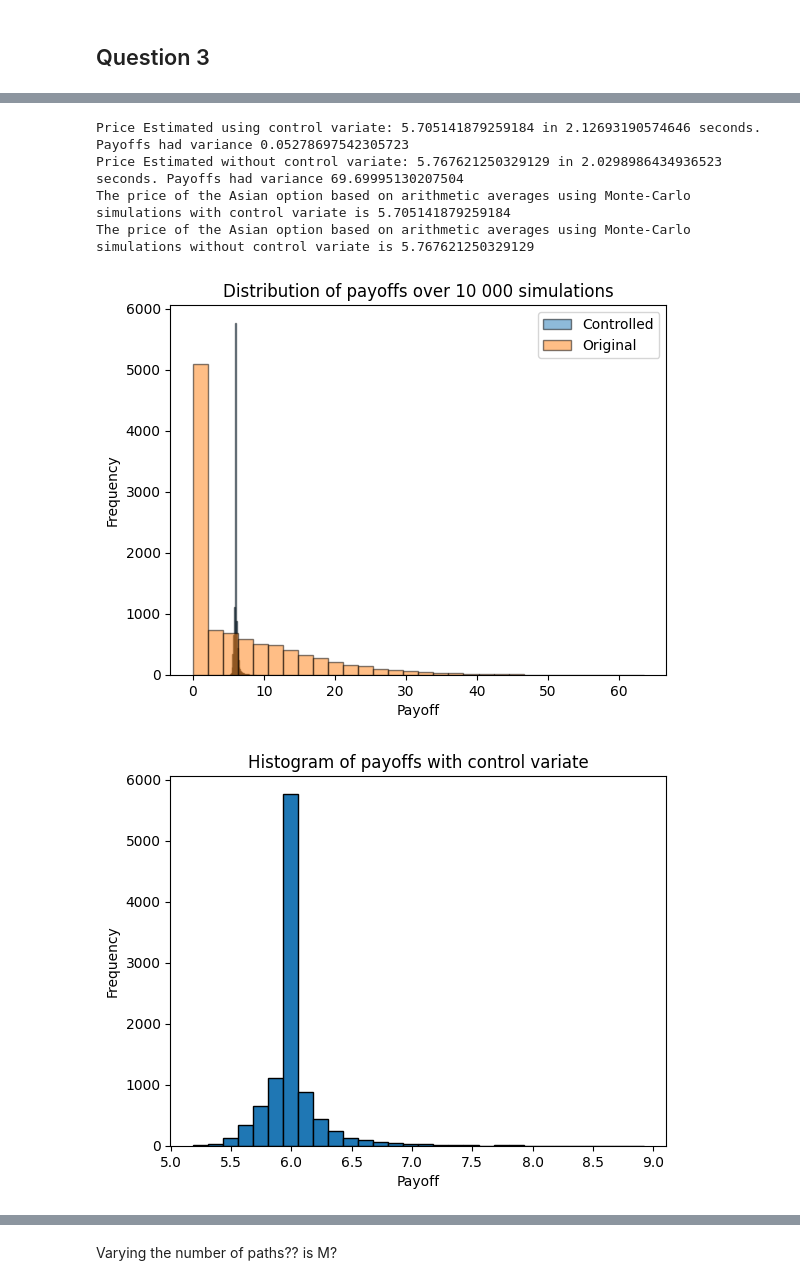
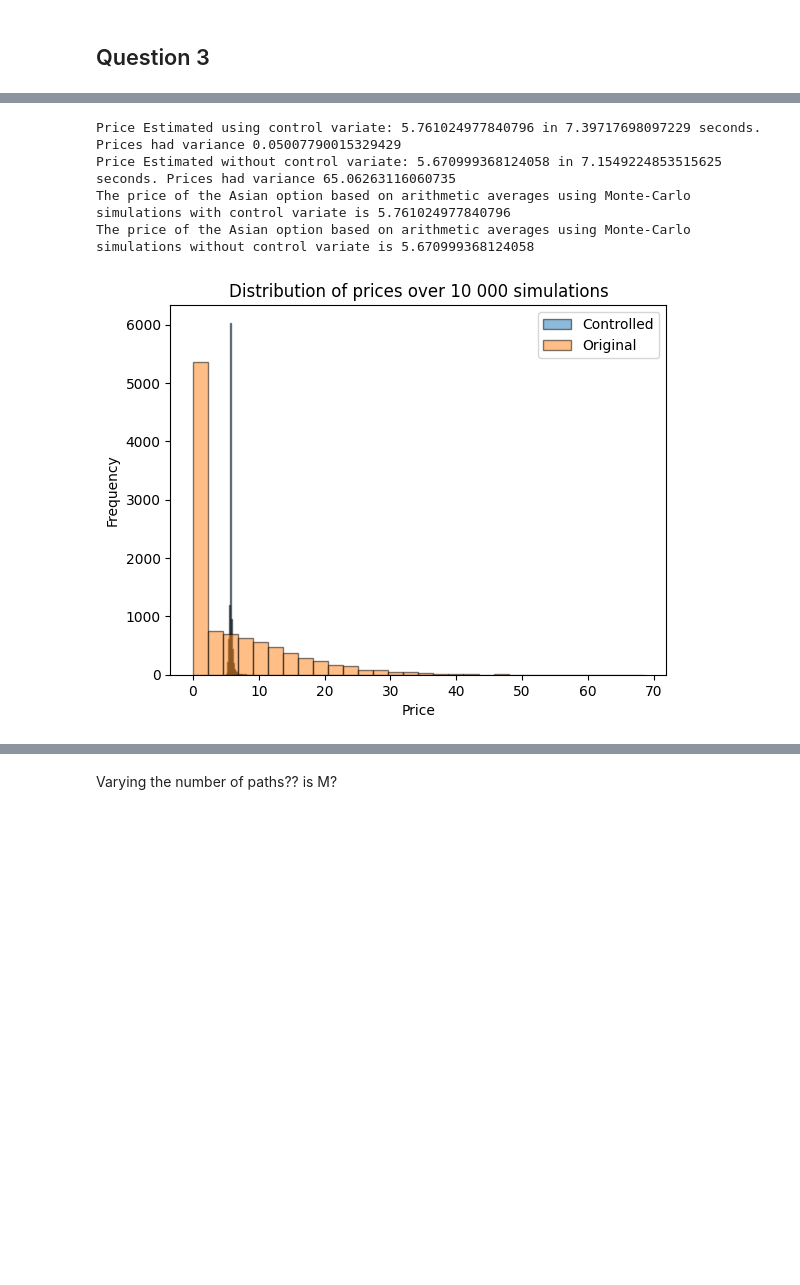
Before and after one commit to ThomasTenDamme/Comp_Finance_Group_16, a Jupyter notebook: Assignment 2/Part 3.ipynb, the cells around one changed output, grey strips where cells are left out. Drawn from its saved outputs; the diff is of its cells as text; code cells hidden in the pictures; blank space fills up the shorter version.

```diff
--- a/Assignment 2/Part 3.ipynb
+++ b/Assignment 2/Part 3.ipynb
@@ -91,20 +97,23 @@ def asian_arith_option_price_simul(S0, K, r, sigma, T, N, M, seed=None, control_
             A_N_geom[i] = np.prod([np.prod(S)**(1/(N + 1)) for S in subsets])
 
     payoff_arith = np.maximum(A_N_arith - K, 0)
+    price_arith = np.exp(-r * T) * payoff_arith
 
     if control_variate:
         payoff_geom = np.maximum(A_N_geom - K, 0)
+        price_geom = np.exp(-r * T) * payoff_geom
 
-        sample_EV = payoff_geom.mean()
-        sample_var = np.var(payoff_geom)
-        sample_covar = np.cov(payoff_arith, payoff_geom)[0, 1]
+        exact_geom_price = asian_geom_option_price_analytical(S0, K, r, sigma, T, N)
+        sample_var = np.var(price_geom)
+        sample_covar = np.cov(price_geom, price_arith)[0, 1]
+
         sample_lambda = sample_covar / sample_var
 
-        payoff_controlled = (payoff_arith - sample_lambda * (payoff_geom - sample_EV))
+        price_controlled = (price_arith - sample_lambda * (price_geom - exact_geom_price))
 
-        return np.exp(-r * T) * payoff_controlled.mean(), payoff_controlled
+        return price_controlled.mean(), price_controlled
 
-    return np.exp(-r * T) * payoff_arith.mean(), payoff_arith
+    return price_arith.mean(), price_arith
 # %%
 # Settling the parameters
 S0 = 100
@@ -129,50 +138,45 @@ Price Estimated without control variate: 0.0 in 0.022418975830078125 seconds. Pa
 # %%
 # Settling the parameters
 S0 = 100
 K = 100
 r = 0.05
 sigma = 0.2
 T = 1
-N = 100
+N = 365 # Fixed the overflow error by combining the products and exponents in subsets
 
 # Simulated:
 M = 10000 # Number of simulations
 start = time.time()
-C_control_variate, payoffs_control = asian_arith_option_price_simul(S0, K, r, sigma, T, N, M, control_variate=True)
+C_control_variate, prices_control = asian_arith_option_price_simul(S0, K, r, sigma, T, N, M, control_variate=True)
 control_time = time.time() - start
-C_original, payoffs_original = asian_arith_option_price_simul(S0, K, r, sigma, T, N, M, control_variate=False)
+C_original, prices_original = asian_arith_option_price_simul(S0, K, r, sigma, T, N, M, control_variate=False)
 original_time = time.time() - start - control_time
-print(f"Price Estimated using control variate: {C_control_variate} in {control_time} seconds. Payoffs had variance {np.var(payoffs_control)}")
-print(f"Price Estimated without control variate: {C_original} in {original_time} seconds. Payoffs had variance {np.var(payoffs_original)}")
+print(f"Price Estimated using control variate: {C_control_variate} in {control_time} seconds. Prices had variance {np.var(prices_control)}")
+print(f"Price Estimated without control variate: {C_original} in {original_time} seconds. Prices had variance {np.var(prices_original)}")
 print('The price of the Asian option based on arithmetic averages using Monte-Carlo simulations with control variate is', C_control_variate)
 print('The price of the Asian option based on arithmetic averages using Monte-Carlo simulations without control variate is', C_original)
 
 
-# Plot them together
-plt.hist(payoffs_control, bins=30, edgecolor='k', alpha=0.5, label='Controlled')
-plt.hist(payoffs_original, bins=30, edgecolor='k', alpha=0.5, label='Original')
-plt.title('Distribution of payoffs over 10 000 simulations')
-plt.xlabel('Payoff')
+# # Plot them together
+# plt.hist(payoffs_control, bins=30, edgecolor='k', alpha=0.5, label='Controlled')
+# plt.hist(payoffs_original, bins=30, edgecolor='k', alpha=0.5, label='Original')
+# plt.title('Distribution of payoffs over 10 000 simulations')
+# plt.xlabel('Payoff')
+# plt.ylabel('Frequency')
+# plt.legend()
+# plt.show()
+
+# Prices histograms
+plt.hist(prices_control, bins=30, edgecolor='k', alpha=0.5, label='Controlled')
+plt.hist(prices_original, bins=30, edgecolor='k', alpha=0.5, label='Original')
+plt.title('Distribution of prices over 10 000 simulations')
+plt.xlabel('Price')
 plt.ylabel('Frequency')
 plt.legend()
 plt.show()
-
-# Plot them seperately
-plt.hist(payoffs_control, bins=30, edgecolor='k')
-plt.title('Histogram of payoffs with control variate')
-plt.xlabel('Payoff')
-plt.ylabel('Frequency')
-plt.show()
-
-plt.hist(payoffs_original, bins=30, edgecolor='k')
-plt.title('Histogram of payoffs without control variate')
-plt.xlabel('Payoff')
-plt.ylabel('Frequency')
-plt.show()
 # %% [output]
-Price Estimated using control variate: 5.705141879259184 in 2.12693190574646 seconds. Payoffs had variance 0.05278697542305723
-Price Estimated without control variate: 5.767621250329129 in 2.0298986434936523 seconds. Payoffs had variance 69.69995130207504
-The price of the Asian option based on arithmetic averages using Monte-Carlo simulations with control variate is 5.705141879259184
-The price of the Asian option based on arithmetic averages using Monte-Carlo simulations without control variate is 5.767621250329129
+Price Estimated using control variate: 5.761024977840796 in 7.39717698097229 seconds. Prices had variance 0.05007790015329429
+Price Estimated without control variate: 5.670999368124058 in 7.1549224853515625 seconds. Prices had variance 65.06263116060735
+The price of the Asian option based on arithmetic averages using Monte-Carlo simulations with control variate is 5.761024977840796
+The price of the Asian option based on arithmetic averages using Monte-Carlo simulations without control variate is 5.670999368124058
-[figure, old version]
+[figure, new version]
-[figure, removed]
```
Also changed, not shown: parts of 10 cells of this notebook.
